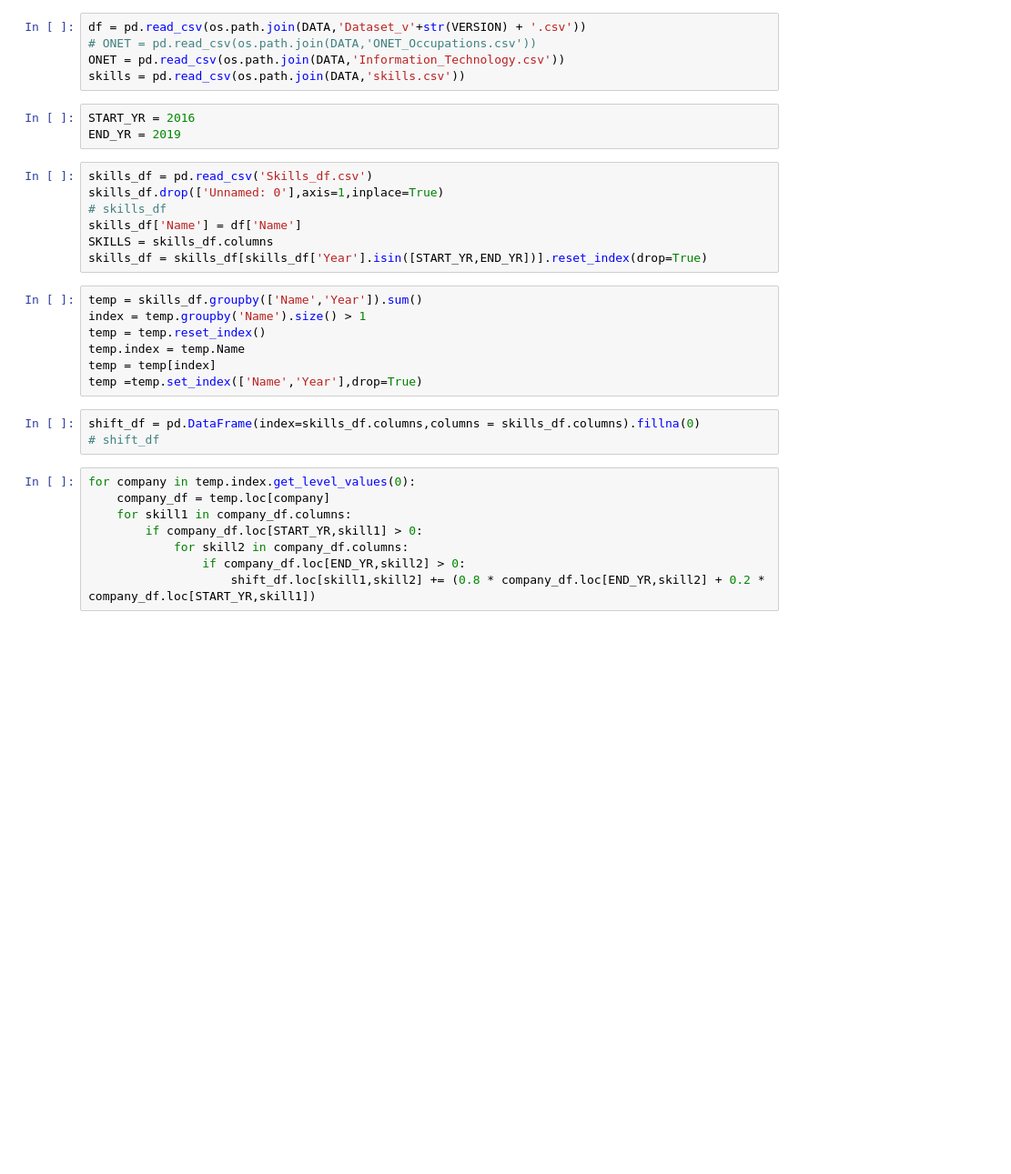
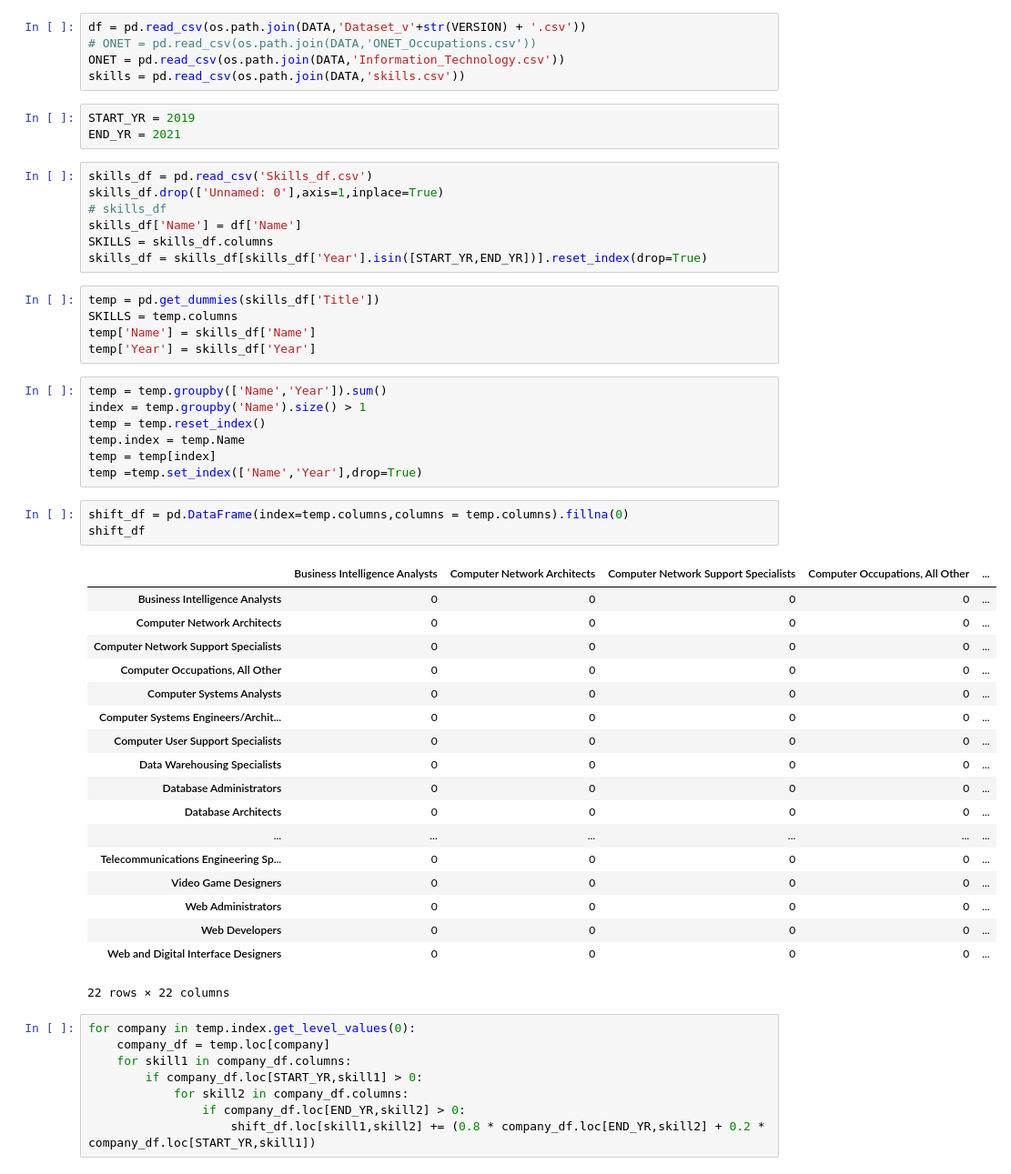
Before and after one commit to Srj/Bdjobs, a Jupyter notebook: notebook/5) Skill Graph.ipynb, the cells around one changed output. Shown at 91% size. Drawn from its saved outputs; the diff is of its cells as text; blank space fills up the shorter version.

```diff
--- a/notebook/5) Skill Graph.ipynb
+++ b/notebook/5) Skill Graph.ipynb
@@ -26,8 +26,8 @@ df = pd.read_csv(os.path.join(DATA,'Dataset_v'+str(VERSION) + '.csv'))
 ONET = pd.read_csv(os.path.join(DATA,'Information_Technology.csv'))
 skills = pd.read_csv(os.path.join(DATA,'skills.csv'))
 # %%
-START_YR = 2016
-END_YR = 2019
+START_YR = 2019
+END_YR = 2021
 # %%
 skills_df = pd.read_csv('Skills_df.csv')
 skills_df.drop(['Unnamed: 0'],axis=1,inplace=True)
@@ -35,16 +35,40 @@ skills_df.drop(['Unnamed: 0'],axis=1,inplace=True)
 skills_df['Name'] = df['Name']
 SKILLS = skills_df.columns
 skills_df = skills_df[skills_df['Year'].isin([START_YR,END_YR])].reset_index(drop=True)
+# %%
+temp = pd.get_dummies(skills_df['Title'])
+SKILLS = temp.columns
+temp['Name'] = skills_df['Name']
+temp['Year'] = skills_df['Year']
 # %%
-temp = skills_df.groupby(['Name','Year']).sum()
+temp = temp.groupby(['Name','Year']).sum()
 index = temp.groupby('Name').size() > 1
 temp = temp.reset_index()
 temp.index = temp.Name
 temp = temp[index]
 temp =temp.set_index(['Name','Year'],drop=True)
 # %%
-shift_df = pd.DataFrame(index=skills_df.columns,columns = skills_df.columns).fillna(0)
-# shift_df
+shift_df = pd.DataFrame(index=temp.columns,columns = temp.columns).fillna(0)
+shift_df
+# %% [output]
+|  | Business Intelligence Analysts | Computer Network Architects | Computer Network Support Specialists | Computer Occupations, All Other | ... |
+| Business Intelligence Analysts | 0 | 0 | 0 | 0 | ... |
+| Computer Network Architects | 0 | 0 | 0 | 0 | ... |
+| Computer Network Support Specialists | 0 | 0 | 0 | 0 | ... |
+| Computer Occupations, All Other | 0 | 0 | 0 | 0 | ... |
+| Computer Systems Analysts | 0 | 0 | 0 | 0 | ... |
+| Computer Systems Engineers/Archit... | 0 | 0 | 0 | 0 | ... |
+| Computer User Support Specialists | 0 | 0 | 0 | 0 | ... |
+| Data Warehousing Specialists | 0 | 0 | 0 | 0 | ... |
+| Database Administrators | 0 | 0 | 0 | 0 | ... |
+| Database Architects | 0 | 0 | 0 | 0 | ... |
+| ... | ... | ... | ... | ... | ... |
+| Telecommunications Engineering Sp... | 0 | 0 | 0 | 0 | ... |
+| Video Game Designers | 0 | 0 | 0 | 0 | ... |
+| Web Administrators | 0 | 0 | 0 | 0 | ... |
+| Web Developers | 0 | 0 | 0 | 0 | ... |
+| Web and Digital Interface Designers | 0 | 0 | 0 | 0 | ... |
+22 rows × 22 columns
 # %%
 for company in temp.index.get_level_values(0):
     company_df = temp.loc[company]
```
Also changed, not shown: parts of 5 cells of this notebook, 5 other files.
